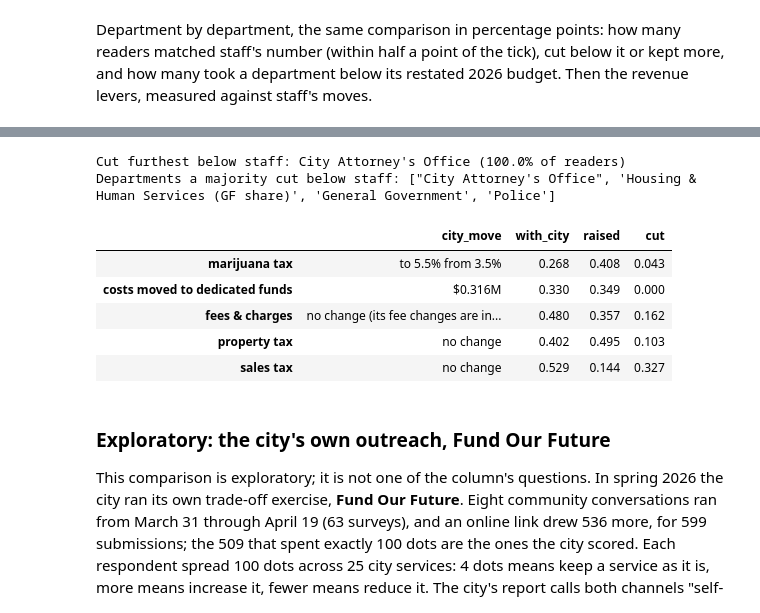
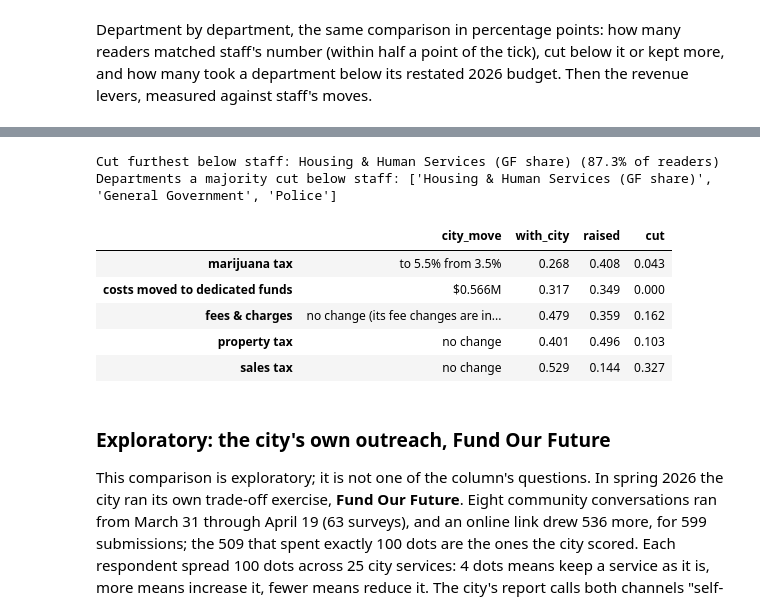
Before and after one commit to brianckeegan/charting-boulder, a Jupyter notebook: 2026-11-budget-tool/budget-survey-analysis.ipynb, the cells around one changed output, grey strips where cells are left out. Drawn from its saved outputs; the diff is of its cells as text; code cells hidden in the pictures.

```diff
--- a/2026-11-budget-tool/budget-survey-analysis.ipynb
+++ b/2026-11-budget-tool/budget-survey-analysis.ipynb
@@ -113,13 +113,13 @@ BALANCE_TOL = 0.05          # the widget submits once the remaining gap is at mo
 # General Fund departments, $M: where each slider starts (the estimated status quo),
 # the recommended 2027 amount, General Fund costs the budget moves onto dedicated
 # funds, and the restated 2026 budget.
-GF_AMOUNT = {'police': 55.588, 'genadmin': 36.493, 'fire': 31.800, 'hhs': 13.699, 'manager': 12.083,
-             'it': 11.580, 'facilities': 7.387, 'finance': 7.314, 'parksrec': 6.930,
-             'attorney': 5.477, 'other': 18.032}
+GF_AMOUNT = {'police': 54.575, 'genadmin': 36.733, 'fire': 32.008, 'hhs': 13.793, 'manager': 12.164,
+             'it': 11.652, 'facilities': 7.435, 'finance': 7.361, 'parksrec': 6.974,
+             'attorney': 5.514, 'other': 18.175}
 GF_RECOMMENDED = {'police': 54.246, 'genadmin': 35.612, 'fire': 30.968, 'hhs': 14.007, 'manager': 11.981,
                   'it': 10.680, 'facilities': 7.042, 'finance': 7.024, 'parksrec': 6.634,
                   'attorney': 5.518, 'other': 16.784}
-GF_MOVED = {'fire': 0.180, 'parksrec': 0.036, 'hhs': 0.100}
+GF_MOVED = {'fire': 0.180, 'parksrec': 0.036, 'hhs': 0.100, 'genadmin': 0.250}
 GF_2026 = {'police': 50.204, 'genadmin': 38.436, 'fire': 29.129, 'hhs': 12.962, 'manager': 11.087,
            'it': 10.372, 'facilities': 7.153, 'finance': 6.881, 'parksrec': 6.490,
            'attorney': 5.067, 'other': 16.702}
@@ -140,7 +140,7 @@ SHIFT_MAX = 5.0
 # The blue "proposed" ticks: the recommended budget, measured from each starting point.
 CITY_GF_PCT = {k: ((GF_RECOMMENDED[k] + GF_MOVED.get(k, 0)) / GF_AMOUNT[k] - 1) * 100 for k in GF_AMOUNT}
 CITY_MJ_RATE = 5.5
-CITY_SHIFT = 0.316
+CITY_SHIFT = 0.566
 
 def marijuana_yield(rate):
     """$M change from today's rate, as the widget's revYield computes it."""
@@ -976,28 +976,28 @@ city_df.round(3)
 # %%
 mj, sh = responses_df['rev_marijuana'], responses_df['rev_shift']
 rev_city = pd.DataFrame({
-    'city_move': ['to 5.5% from 3.5%', '$0.316M', 'no change (its fee changes are in the forecast)', 'no change', 'no change'],
+    'city_move': ['to 5.5% from 3.5%', '$0.566M', 'no change (its fee changes are in the forecast)', 'no change', 'no change'],
     'with_city': [(mj >= CITY_MJ_RATE).mean(), (sh >= CITY_SHIFT - 0.05).mean(), (responses_df['rev_fees'] == 0).mean(),
                   (responses_df['rev_property'] == 0).mean(), (responses_df['rev_sales'] == 0).mean()],
     'raised': [(mj > MJ_NOW).mean(), (sh > 0).mean(), (responses_df['rev_fees'] > 0).mean(),
                (responses_df['rev_property'] > 0).mean(), (responses_df['rev_sales'] > 0).mean()],
     'cut': [(mj < MJ_NOW).mean(), 0.0, (responses_df['rev_fees'] < 0).mean(),
             (responses_df['rev_property'] < 0).mean(), (responses_df['rev_sales'] < 0).mean()],
 }, index=['marijuana tax', 'costs moved to dedicated funds', 'fees & charges', 'property tax', 'sales tax'])
 
 top_dept = city_df['cut_below_staff'].idxmax()
 majority_cuts = city_df.index[city_df['cut_below_staff'] > 0.5].map(GF_LABEL).tolist()
 print(f"Cut furthest below staff: {GF_LABEL[top_dept]} ({city_df.loc[top_dept, 'cut_below_staff']:.1%} of readers)")
 print('Departments a majority cut below staff:', majority_cuts or 'none')
 rev_city.round(3)
 # %% [output]
-Cut furthest below staff: City Attorney's Office (100.0% of readers)
-Departments a majority cut below staff: ["City Attorney's Office", 'Housing & Human Services (GF share)', 'General Government', 'Police']
+Cut furthest below staff: Housing & Human Services (GF share) (87.3% of readers)
+Departments a majority cut below staff: ['Housing & Human Services (GF share)', 'General Government', 'Police']
 |  | city_move | with_city | raised | cut |
 | marijuana tax | to 5.5% from 3.5% | 0.268 | 0.408 | 0.043 |
-| costs moved to dedicated funds | $0.316M | 0.330 | 0.349 | 0.000 |
-| fees & charges | no change (its fee changes are in... | 0.480 | 0.357 | 0.162 |
-| property tax | no change | 0.402 | 0.495 | 0.103 |
+| costs moved to dedicated funds | $0.566M | 0.317 | 0.349 | 0.000 |
+| fees & charges | no change (its fee changes are in... | 0.479 | 0.359 | 0.162 |
+| property tax | no change | 0.401 | 0.496 | 0.103 |
 | sales tax | no change | 0.529 | 0.144 | 0.327 |
 # %% [markdown]
 ### Exploratory: the city's own outreach, Fund Our Future
```
Also changed, not shown: parts of 20 cells of this notebook, 4 other files.
